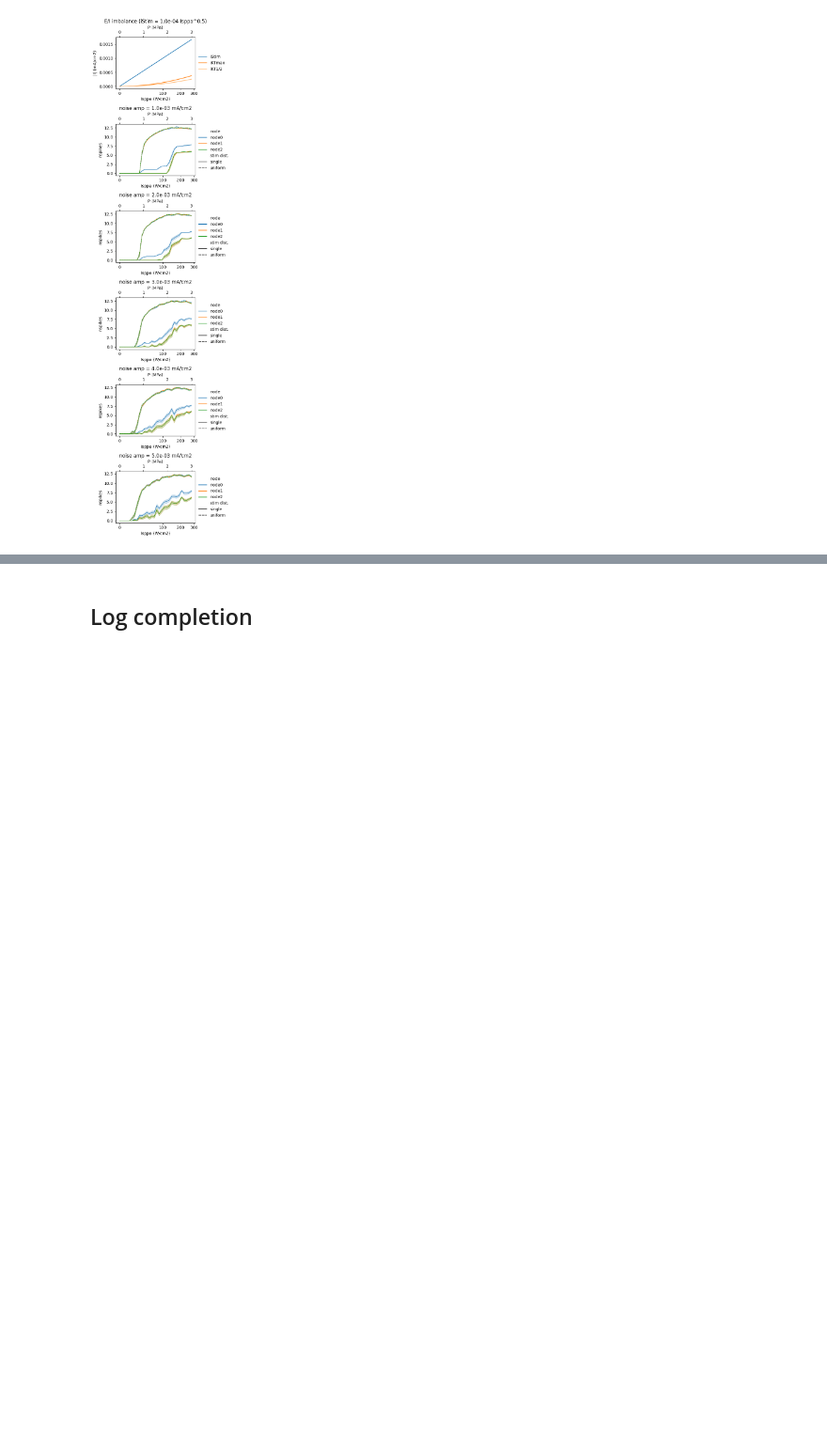
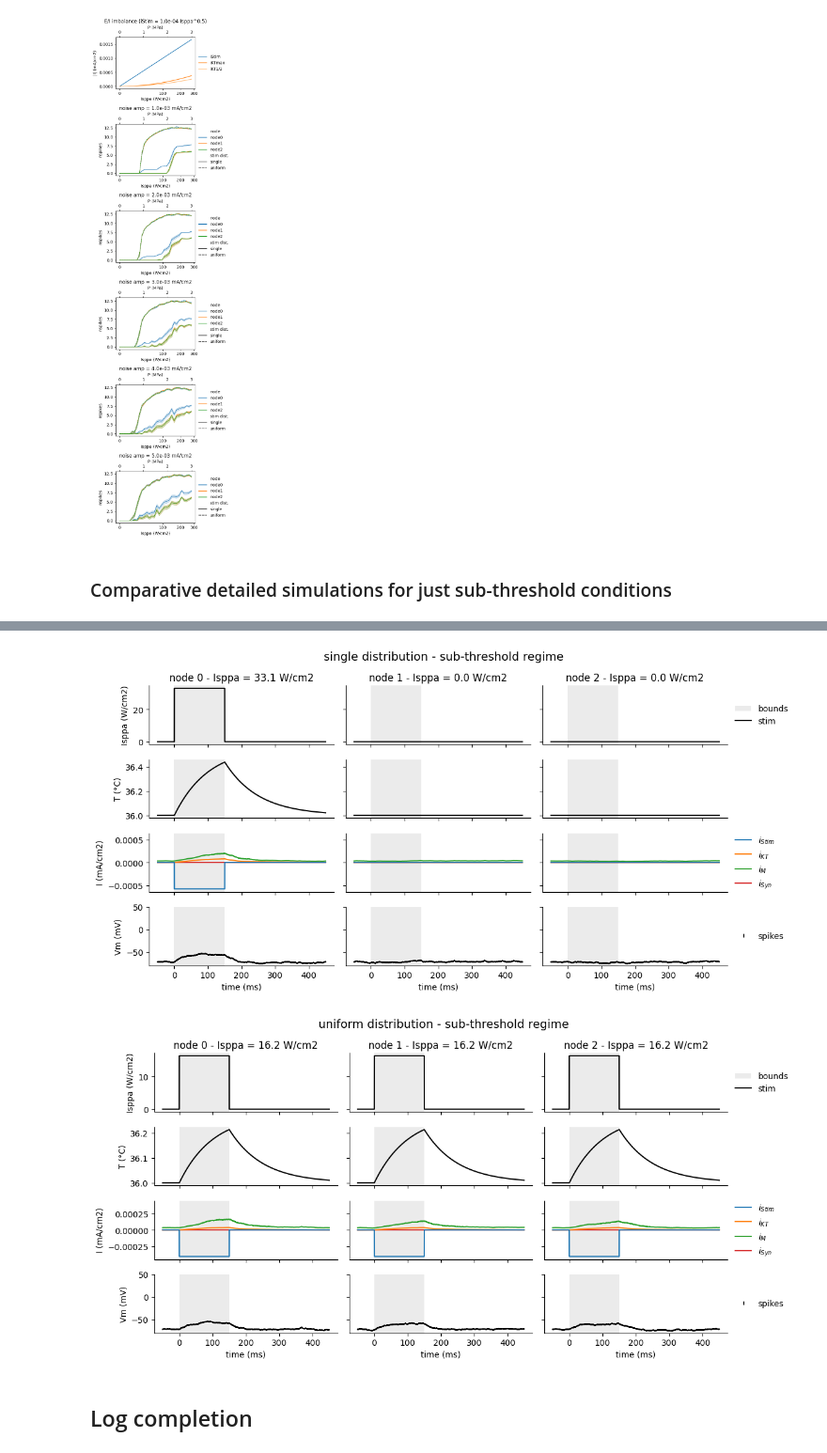
Before and after one commit to tjjlemaire/fusnetwork, a Jupyter notebook: network_analysis_with_baseline.ipynb, the cells around one changed output, grey strips where cells are left out. Shown: that part at 94% size. Drawn from its saved outputs; the diff is of its cells as text; code cells hidden in the pictures; blank space fills up the shorter version.

Commit message:
added detailed subthr sims

```diff
--- a/network_analysis_with_baseline.ipynb
+++ b/network_analysis_with_baseline.ipynb
@@ -189,3 +192,34 @@ fig.tight_layout()
  12/12/2023 20:08:04: NeuralNetwork(3): running simulation sweep across 30 stimulus intensities
  12/12/2023 20:14:34: NeuralNetwork(3): running simulation sweep across 30 stimulus intensities
 [figure]
+# %% [markdown]
+### Comparative detailed simulations for just sub-threshold conditions
+# %%
+# Set preferred noise amplitude
+model.noise_amp = 2e-3  # mA/cm2
+
+# Find just sub-threshold Isppa values from preferred noise amplitude
+nspikes_thr = 1
+Ithrs = model.find_threshold(metric, value=nspikes_thr).loc[model.noise_amp]
+
+# For each stimulus distribution - Isppa pair
+for kind, Ithr in Ithrs.items():
+    # Set stimulus
+    model.set_stim(Ithr * model.get_stimdist_vector(kind))
+    # Simulate model until sub-threshold regime is reached
+    data = model.simulate()
+    nit = 1
+    while nit < 100 and model.compute_metric(data, 'nspikes').max() >= nspikes_thr:
+        data = model.simulate()
+        nit += 1
+    if model.compute_metric(data, 'nspikes').max() >= nspikes_thr:
+        logger.warning(f'Failed to reach sub-threshold regime for {kind} distribution after {nit} iterations')
+    # Plot results
+    fig = model.plot_results(
+        data,
+        exclude=['conductances', 'iNa', 'iKd', 'iLeak', 'iNoise'],
+        clip_currents=True)
+    fig.suptitle(f'{kind} distribution - sub-threshold regime', fontsize=14)
+    # Save figure
+    fig.savefig(f'{kind}_subthreshold.pdf')
+# %% [output]
@@ -192,3 +246,5 @@ fig.tight_layout()
+[figure, added]
+[figure, added]
 # %% [markdown]
 ## Log completion
 # %%
```
Also changed, not shown: parts of 2 cells of this notebook, 2 other files.
